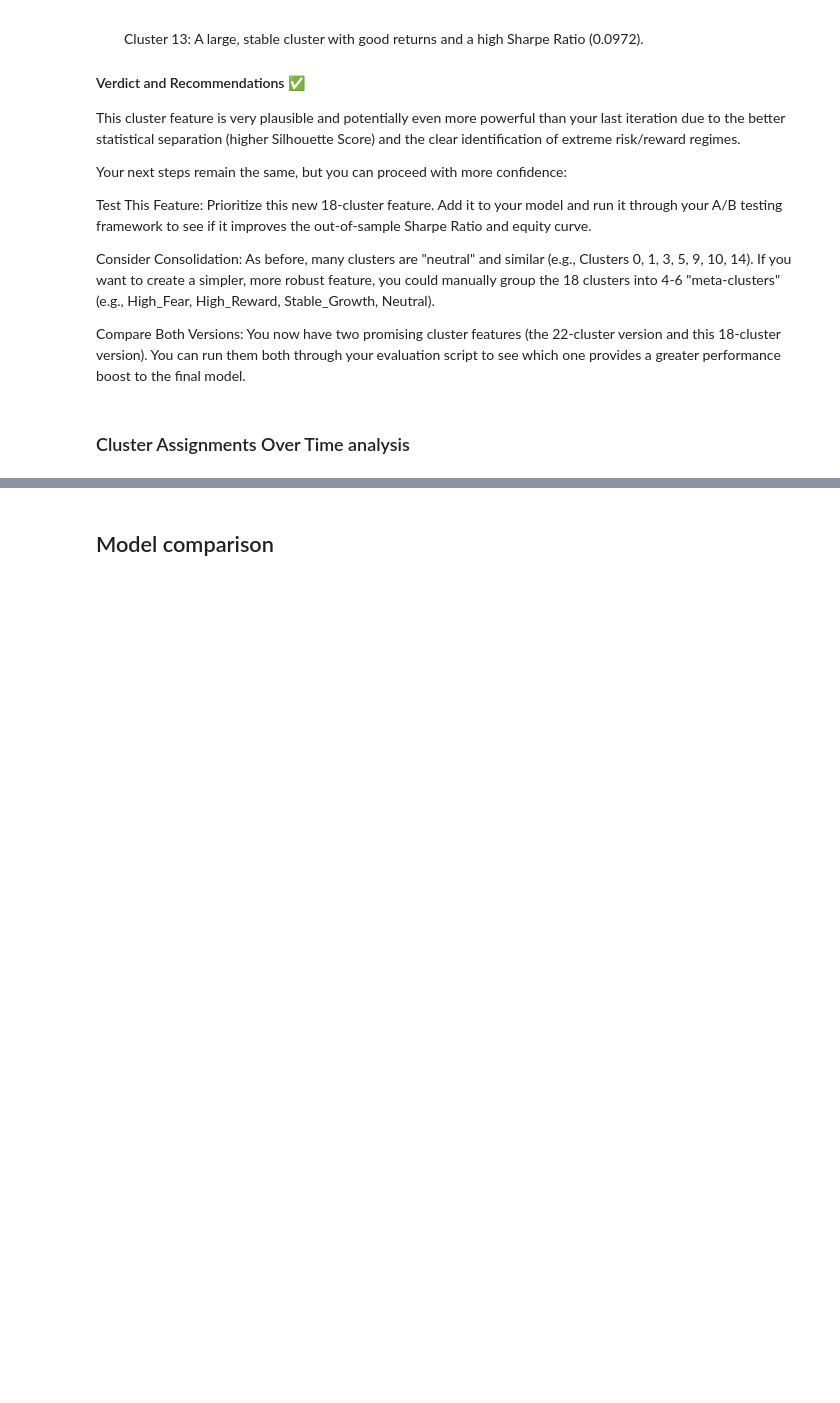
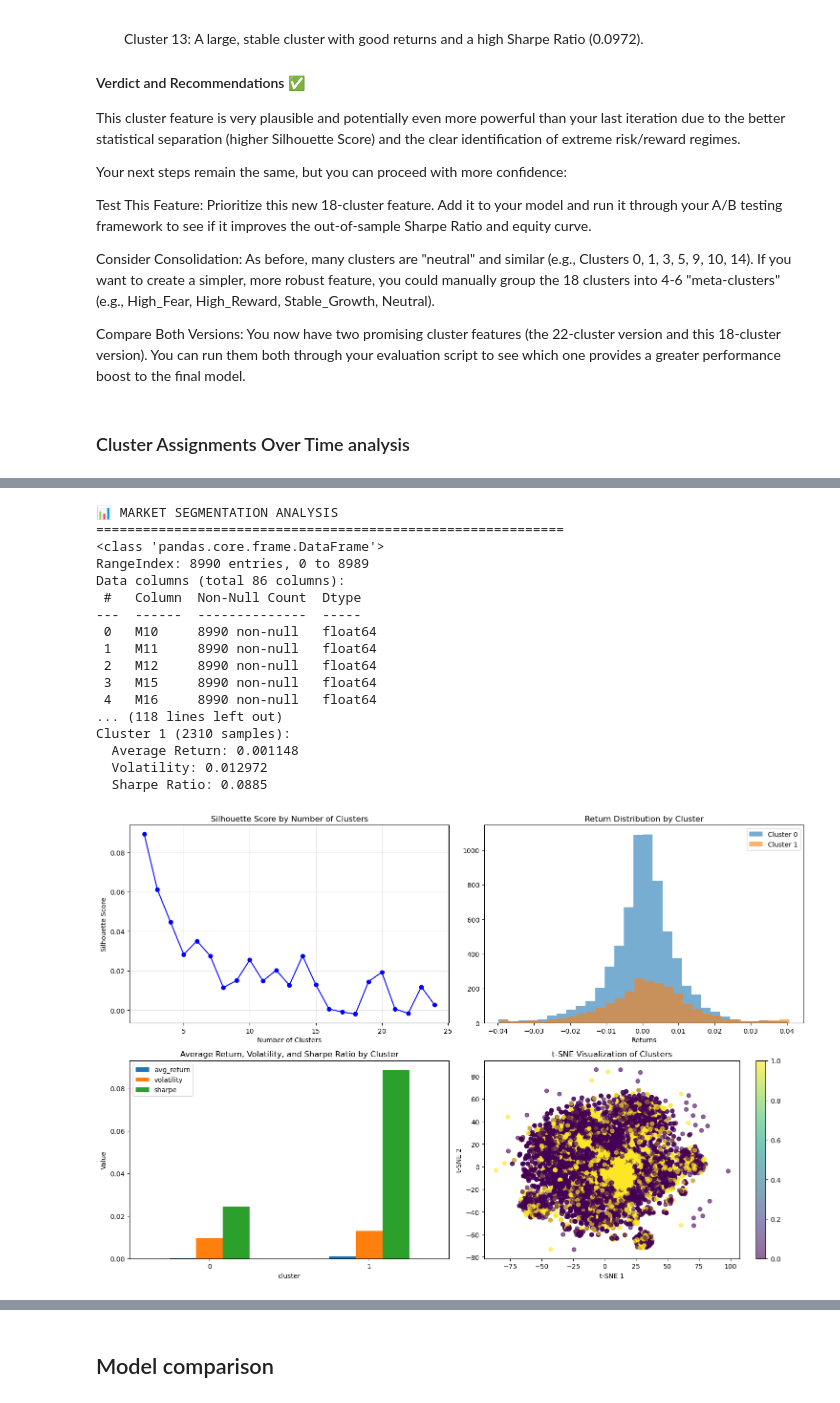
Before and after one commit to hzhang092/KaggleHTMarketPrediction, a Jupyter notebook: cluster_analysis.ipynb, the cells around one changed output, grey strips where cells are left out. Drawn from its saved outputs; the diff is of its cells as text; code cells hidden in the pictures; blank space fills up the shorter version.

Commit message:
added detrend function

```diff
--- a/cluster_analysis.ipynb
+++ b/cluster_analysis.ipynb
@@ -24,4 +26,9 @@ def remove_nan_greater_than_threshold(df, threshold=0.5):
 train_df = remove_nan_greater_than_threshold(train_df)
 #train_df.info()
 train_df.shape
+
+zero_imputer = SimpleImputer(strategy='constant', fill_value=0)
+zero_imputer.fit(train_df)
+train_df_imputed = pd.DataFrame(zero_imputer.transform(train_df), columns=train_df.columns) # type: ignore
+train_df_imputed.isnull().sum().sum()  # Should be 0 now
 # %% [output]
@@ -349,0 +488,37 @@ Detrend Your Data: For any feature that still has a trend, use its first differe
+# %%
+
+"""
+For price-based or economic series (P*, E*): Start with differencing (.diff()) or, even better, percentage change (.pct_change()). This transforms absolute levels into relative returns, which are much more stationary.
+
+For indicators (V*, MOM*, etc.): A powerful method you already discussed is the rolling Z-score. It detrends by subtracting the rolling mean and also standardizes by dividing by the rolling standard deviation, making it perfect for clustering algorithms.
+"""
+
+def detrend_and_standardize(df, feature_categories, window=30):
+    """
+    Detrend and standardize features based on their categories.
+    Price/Economic series: percentage change
+    Indicators: rolling Z-score
+    """
+    df_transformed = df.copy()
+
+    for category, features in feature_categories.items():
+        if category in ['Price_Valuation', 'Macro_Economic']:
+            # Percentage change for price/economic series
+            for feature in features:
+                df_transformed[feature] = df_transformed[feature].diff().fillna(0)
+        elif category not in ['Dummy_Binary', 'Special']:
+            # Rolling Z-score for indicators
+            for feature in features:
+                rolling_mean = df_transformed[feature].rolling(window=window).mean()
+                rolling_std = df_transformed[feature].rolling(window=window).std()
+                #rolling_std.replace(0.0, np.nan, inplace=True)  # Avoid division by zero
+                df_transformed[feature] = (df_transformed[feature] - rolling_mean) / rolling_std
+                df_transformed[feature] = df_transformed[feature].fillna(0)
+
+    return df_transformed
+
+train_df_detrended = detrend_and_standardize(train_df_imputed, feature_categories, window=20)
+train_df_detrended.info()
+print(train_df_detrended.columns[np.isinf(train_df_detrended).any()].tolist())  # Check for any infinite values
+
+detrend_function_transformer = FunctionTransformer(detrend_and_standardize, kw_args={'feature_categories': feature_categories, 'window': 20})
@@ -349,0 +543,22 @@ Detrend Your Data: For any feature that still has a trend, use its first differe
+# %%
+### do clustering again with detrended data
+detrended_segmentation_results = perform_market_segmentation(train_df_detrended, feature_categories)
+# %% [output]
+📊 MARKET SEGMENTATION ANALYSIS
+============================================================
+<class 'pandas.core.frame.DataFrame'>
+RangeIndex: 8990 entries, 0 to 8989
+Data columns (total 86 columns):
+ #   Column  Non-Null Count  Dtype
+---  ------  --------------  -----
+ 0   M10     8990 non-null   float64
+ 1   M11     8990 non-null   float64
+ 2   M12     8990 non-null   float64
+ 3   M15     8990 non-null   float64
+ 4   M16     8990 non-null   float64
+... (118 lines left out)
+Cluster 1 (2310 samples):
+  Average Return: 0.001148
+  Volatility: 0.012972
+  Sharpe Ratio: 0.0885
+[figure, added]
```
Also changed, not shown: parts of 21 cells of this notebook.
